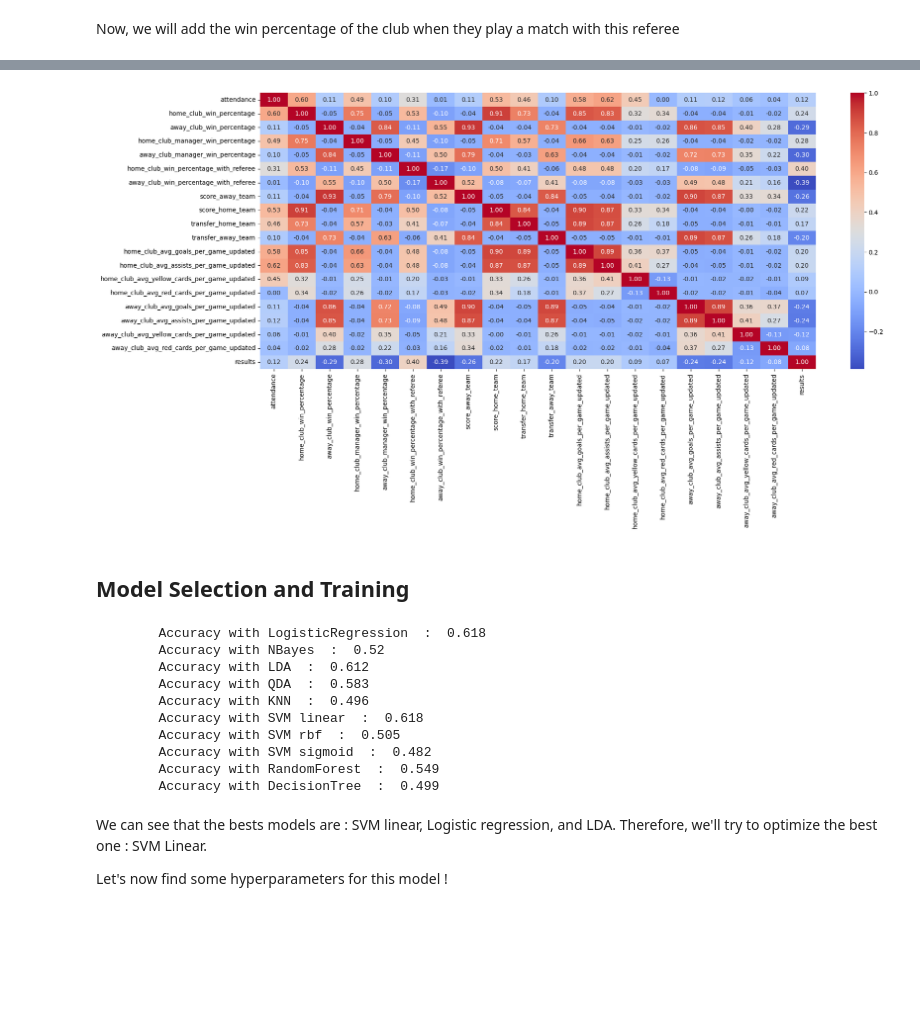
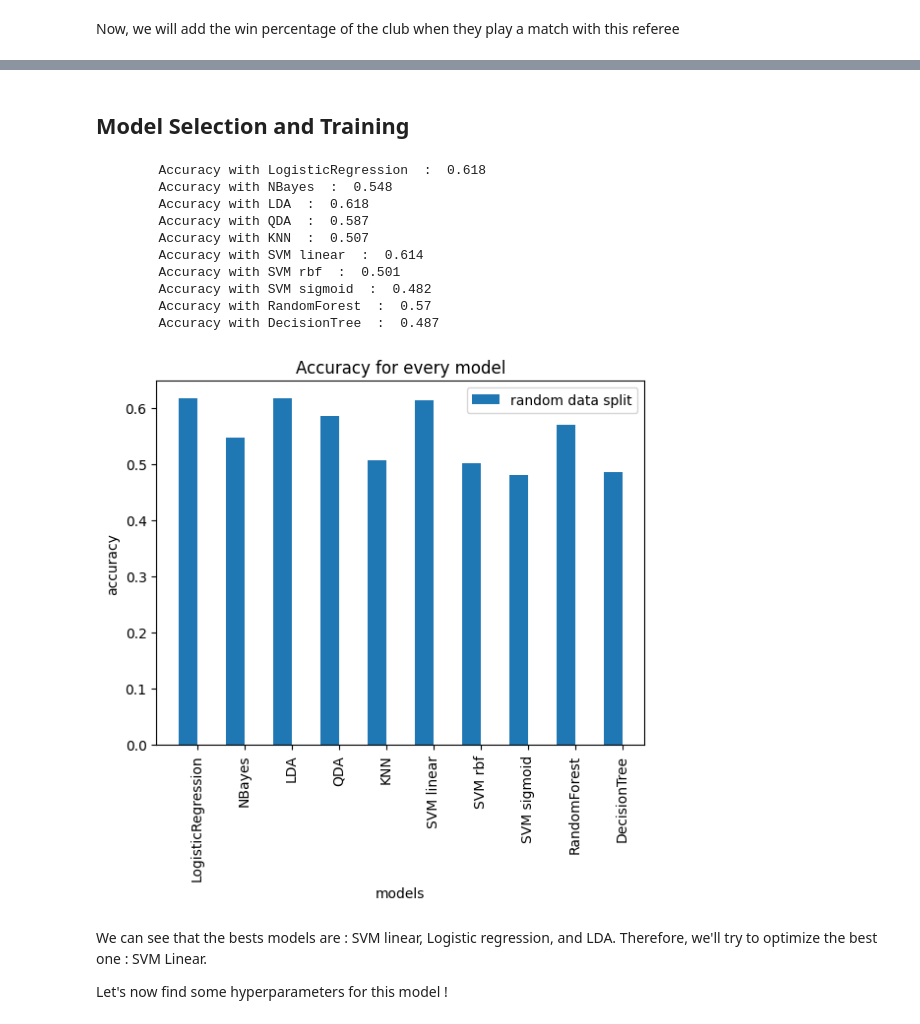
Before and after one commit to Nasotro/Projet, a Jupyter notebook: vrai_main.ipynb, the cells around one changed output, grey strips where cells are left out. Drawn from its saved outputs; the diff is of its cells as text; code cells hidden in the pictures; blank space fills up the shorter version.

```diff
--- a/vrai_main.ipynb
+++ b/vrai_main.ipynb
@@ -367,2 +413,12 @@ Index(['attendance', 'home_club_win_percentage', 'away_club_win_percentage',
+# %%
+correlation_matrix = data.corr()
+
+columns_to_drop = correlation_matrix.columns[correlation_matrix['results'].abs() <= 0.2]
+print(columns_to_drop)
+
+data = data.drop(columns=columns_to_drop)
+for col in columns_to_drop:
+    features.remove(col) if col in features else None
+features
 # %%
 X_train, X_test, y_train, y_test = train_test_split(data[features], data['results'], test_size=0.2, random_state=42)
@@ -396,26 +429,10 @@ X_test = SimpleImputer(strategy='mean').fit_transform(X_test)
 scaler = StandardScaler()
 X_train = scaler.fit_transform(X_train)
 X_test = scaler.transform(X_test)
-# %%
-import seaborn as sns
-
-def plot_correlation_matrix(data):
-    correlation_matrix = data.corr()
-    plt.figure(figsize=(20, 8))
-    sns.heatmap(correlation_matrix, annot=True, cmap='coolwarm', fmt=".2f")
-    plt.show()
-
-data.drop('date', inplace=True, axis=1)
-
-corr_mat = pd.DataFrame(data)
-corr_mat['results'] = data['results']
-plot_correlation_matrix(corr_mat)
-# %% [output]
-[figure, removed]
 # %% [markdown]
 ## Model Selection and Training
 # %%
-from fonctions_tests import test_data, test_data_before_2023, get_accuracy_with_model
+# from fonctions_tests import test_data, test_data_before_2023, get_accuracy_with_model
 
 # Define the names of the classifications method
 names = ["LogisticRegression",
@@ -461,27 +478,29 @@ for name, clf in zip(names, classifiers):
 #     print("\tAccuracy with ", name, " : ", round(accuracy,3))
 # %% [output]
         Accuracy with LogisticRegression  :  0.618
-        Accuracy with NBayes  :  0.52
-        Accuracy with LDA  :  0.612
-        Accuracy with QDA  :  0.583
-        Accuracy with KNN  :  0.496
-        Accuracy with SVM linear  :  0.618
-        Accuracy with SVM rbf  :  0.505
+        Accuracy with NBayes  :  0.548
+        Accuracy with LDA  :  0.618
+        Accuracy with QDA  :  0.587
+        Accuracy with KNN  :  0.507
+        Accuracy with SVM linear  :  0.614
+        Accuracy with SVM rbf  :  0.501
         Accuracy with SVM sigmoid  :  0.482
-        Accuracy with RandomForest  :  0.549
-        Accuracy with DecisionTree  :  0.499
+        Accuracy with RandomForest  :  0.57
+        Accuracy with DecisionTree  :  0.487
 # %%
 X_axis = np.arange(len(names))
 
 plt.bar(X_axis - 0.2, scores, 0.4, label = 'random data split')
-plt.bar(X_axis + 0.2, scores_before, 0.4, label = 'before 2022 split')
+# plt.bar(X_axis + 0.2, scores_before, 0.4, label = 'before 2022 split')
 
-plt.xticks(X_axis, names, rotation=45)
+plt.xticks(X_axis, names, rotation=90)
 plt.xlabel("models")
 plt.ylabel("accuracy")
 plt.title("Accuracy for every model")
 plt.legend()
 plt.show()
+# %% [output]
+[figure, added]
 # %% [markdown]
 We can see that the bests models are : SVM linear, Logistic regression, and LDA. Therefore, we'll try to optimize the best one : SVM Linear.
 
```
Also changed, not shown: parts of 15 cells of this notebook, 2 other files.
